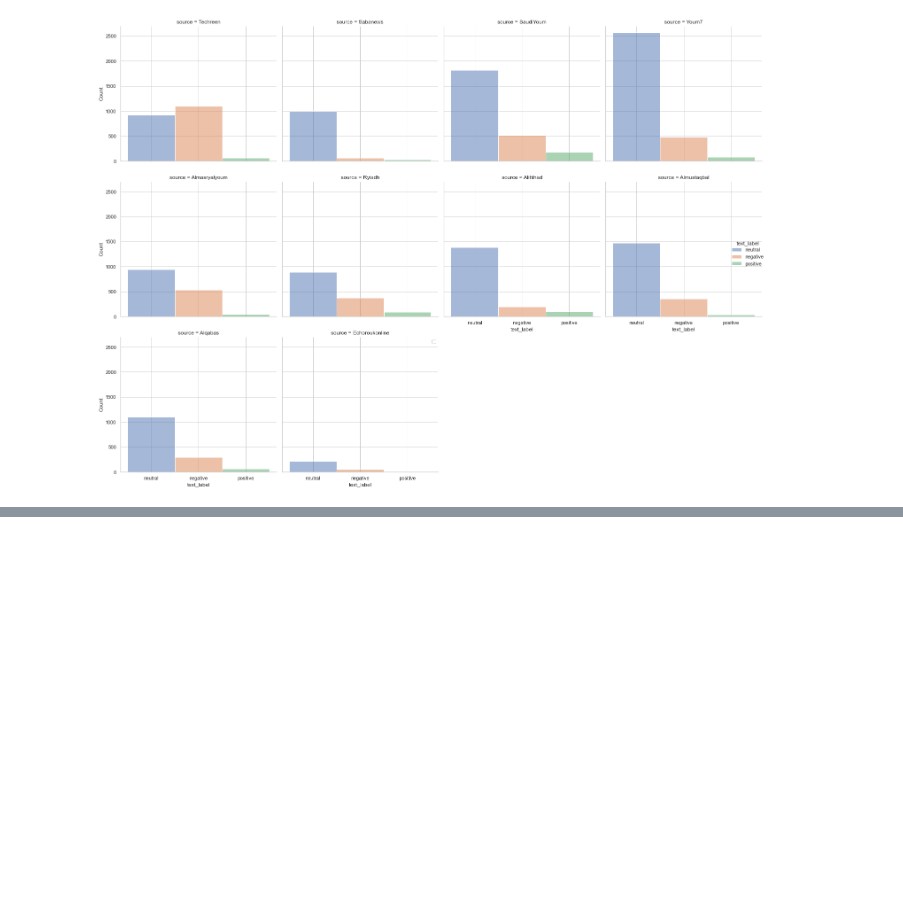
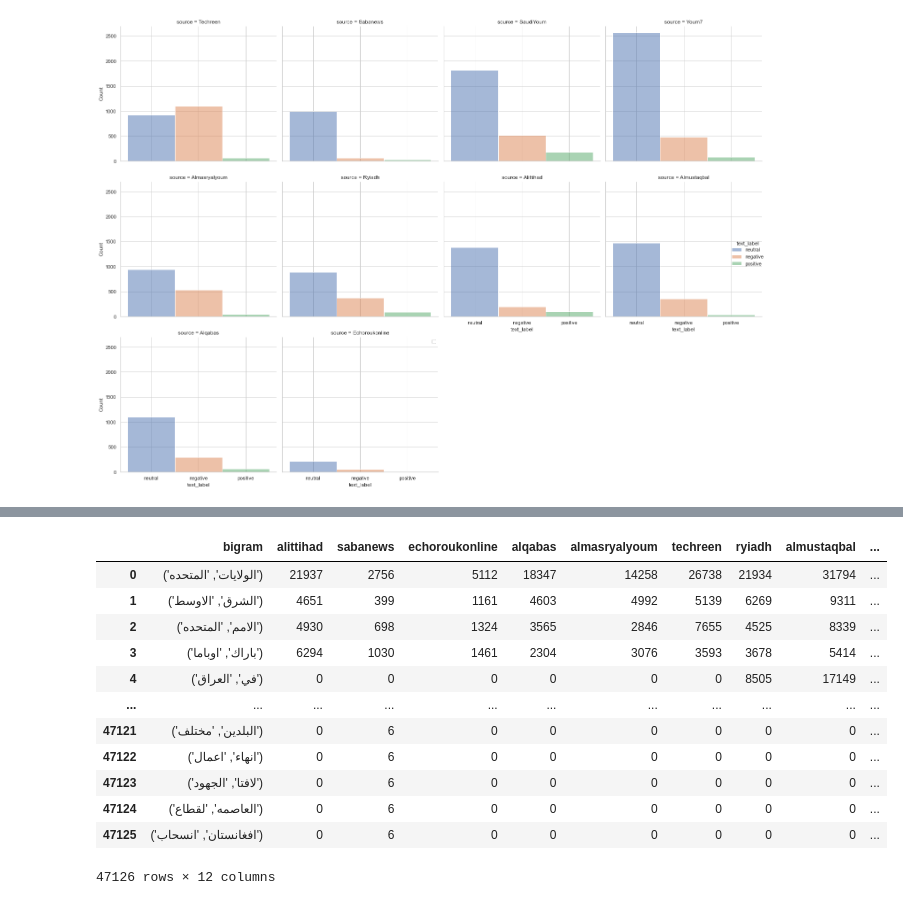
Before and after one commit to Rachuig-Green-Rackley-Shiben/arabic_media_nlp_project, a Jupyter notebook: mindy_drafts/initial_explore.ipynb, the cells around one changed output, grey strips where cells are left out. Cells and saved outputs as stored; diff of their text form; code cells hidden in the pictures; blank space fills up the shorter version.

```diff
--- a/mindy_drafts/initial_explore.ipynb
+++ b/mindy_drafts/initial_explore.ipynb
@@ -671,0 +788,2 @@ No handles with labels found to put in legend.
+# %%
+df = pd.read_csv('all_bigrams.csv')
@@ -671,0 +821,18 @@ No handles with labels found to put in legend.
+# %%
+perc = df.copy()
+# %%
+perc
+# %% [output]
+|  | bigram | alittihad | sabanews | echoroukonline | alqabas | almasryalyoum | techreen | ryiadh | almustaqbal | ... |
+| 0 | ('الولايات', 'المتحده') | 21937 | 2756 | 5112 | 18347 | 14258 | 26738 | 21934 | 31794 | ... |
+| 1 | ('الشرق', 'الاوسط') | 4651 | 399 | 1161 | 4603 | 4992 | 5139 | 6269 | 9311 | ... |
+| 2 | ('الامم', 'المتحده') | 4930 | 698 | 1324 | 3565 | 2846 | 7655 | 4525 | 8339 | ... |
+| 3 | ('باراك', 'اوباما') | 6294 | 1030 | 1461 | 2304 | 3076 | 3593 | 3678 | 5414 | ... |
+| 4 | ('في', 'العراق') | 0 | 0 | 0 | 0 | 0 | 0 | 8505 | 17149 | ... |
+| ... | ... | ... | ... | ... | ... | ... | ... | ... | ... | ... |
+| 47121 | ('البلدين', 'مختلف') | 0 | 6 | 0 | 0 | 0 | 0 | 0 | 0 | ... |
+| 47122 | ('انهاء', 'اعمال') | 0 | 6 | 0 | 0 | 0 | 0 | 0 | 0 | ... |
+| 47123 | ('لافتا', 'الجهود') | 0 | 6 | 0 | 0 | 0 | 0 | 0 | 0 | ... |
+| 47124 | ('العاصمه', 'لقطاع') | 0 | 6 | 0 | 0 | 0 | 0 | 0 | 0 | ... |
+| 47125 | ('افغانستان', 'انسحاب') | 0 | 6 | 0 | 0 | 0 | 0 | 0 | 0 | ... |
+47126 rows × 12 columns
```
Also changed, not shown: parts of 25 cells of this notebook, 1 other file.
